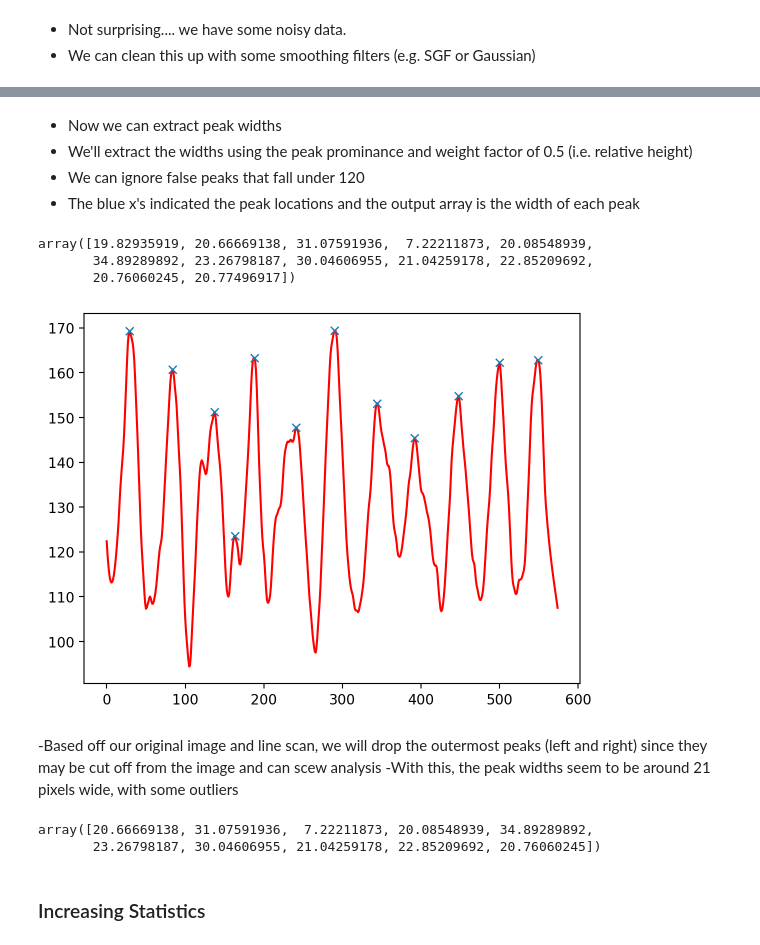
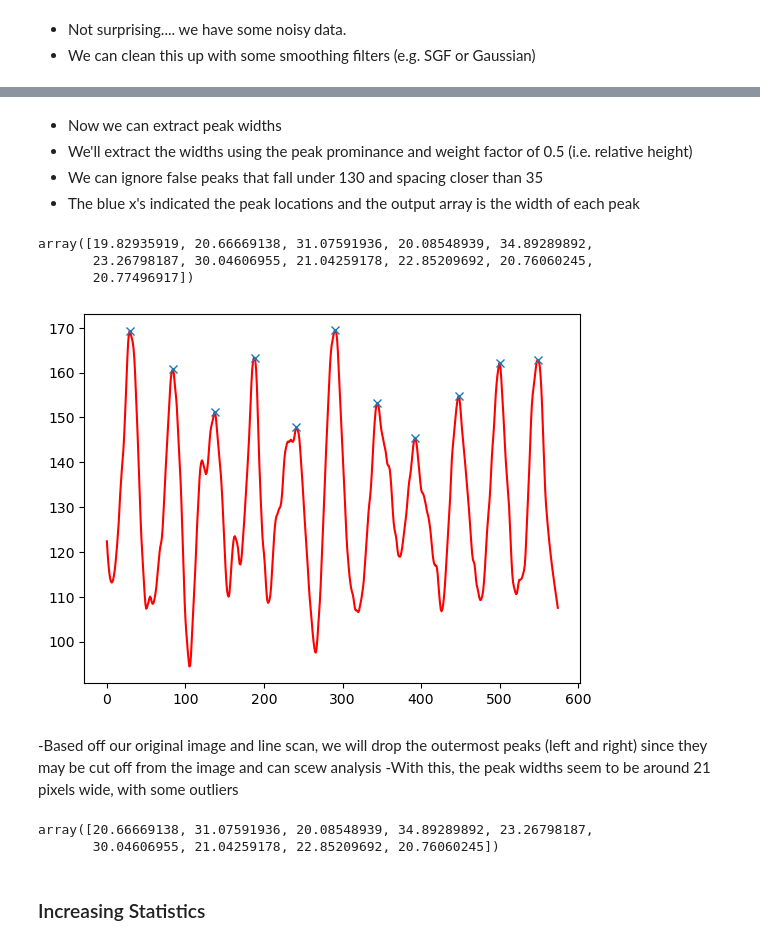
Before and after one commit to gvelard2/SEM_image_analyzer, a Jupyter notebook: image_analyzer.ipynb, the cells around one changed output, grey strips where cells are left out. Saved outputs shown, nothing was run; the diff lists cells and outputs as text; code cells hidden in the pictures.

Commit message:
Update find_peaks inputs and general text

```diff
--- a/image_analyzer.ipynb
+++ b/image_analyzer.ipynb
@@ -103,22 +103,22 @@ plt.plot(R_smooth,color='red');
 # %% [markdown]
 - Now we can extract peak widths
 - We'll extract the widths using the peak prominance and weight factor of 0.5 (i.e. relative height)
-- We can ignore false peaks that fall under 120
+- We can ignore false peaks that fall under 130 and spacing closer than 35
 - The blue x's indicated the peak locations and the output array is the width of each peak
 # %%
 # find peaks
-peaks, _ = find_peaks(R_smooth, prominence=5,height=120)
+peaks, _ = find_peaks(R_smooth, prominence=5,height=130, distance=35)
 plt.plot(R_smooth,color='red');
 plt.plot(peaks, R_smooth[peaks],'x')
 
 results = peak_widths(R_smooth, peaks, rel_height=0.5)
 peak_widths_px = results[0] # in pixels
 peak_widths_px
 # %% [output]
-array([19.82935919, 20.66669138, 31.07591936,  7.22211873, 20.08548939,
-       34.89289892, 23.26798187, 30.04606955, 21.04259178, 22.85209692,
-       20.76060245, 20.77496917])
+array([19.82935919, 20.66669138, 31.07591936, 20.08548939, 34.89289892,
+       23.26798187, 30.04606955, 21.04259178, 22.85209692, 20.76060245,
+       20.77496917])
-[figure, old version]
+[figure, new version]
 # %% [markdown]
 -Based off our original image and line scan, we will drop the outermost peaks (left and right) since they may be cut off from the image and can scew analysis
 -With this, the peak widths seem to be around 21 pixels wide, with some outliers
@@ -126,8 +126,8 @@ array([19.82935919, 20.66669138, 31.07591936,  7.22211873, 20.08548939,
 peak_widths_px = peak_widths_px[1:-1]
 peak_widths_px
 # %% [output]
-array([20.66669138, 31.07591936,  7.22211873, 20.08548939, 34.89289892,
-       23.26798187, 30.04606955, 21.04259178, 22.85209692, 20.76060245])
+array([20.66669138, 31.07591936, 20.08548939, 34.89289892, 23.26798187,
+       30.04606955, 21.04259178, 22.85209692, 20.76060245])
 # %% [markdown]
 ### Increasing Statistics
 # %% [markdown]
```
Also changed, not shown: parts of 7 cells of this notebook.
